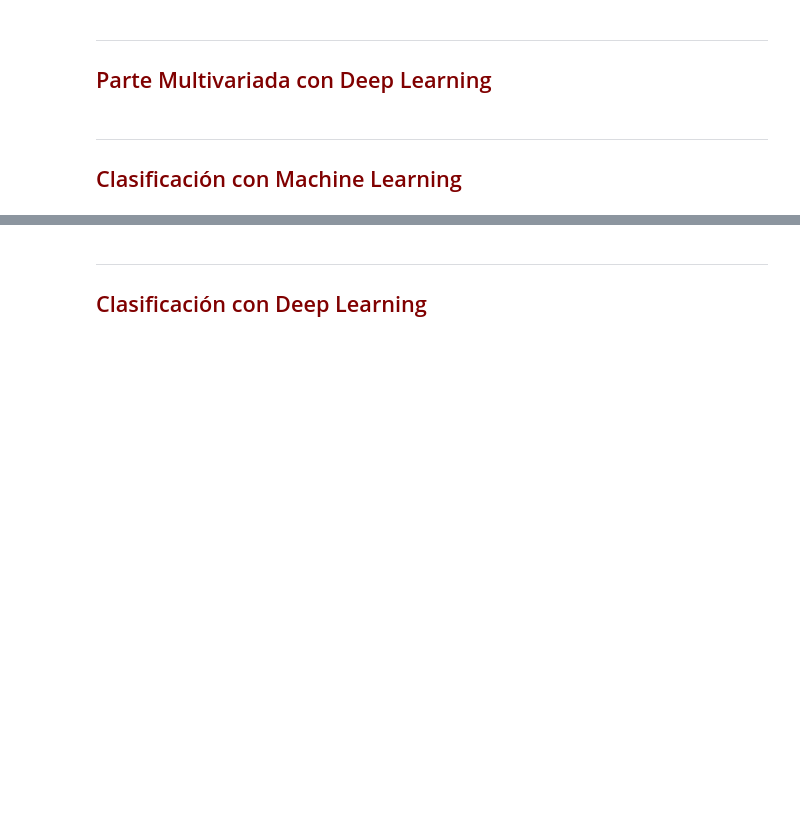
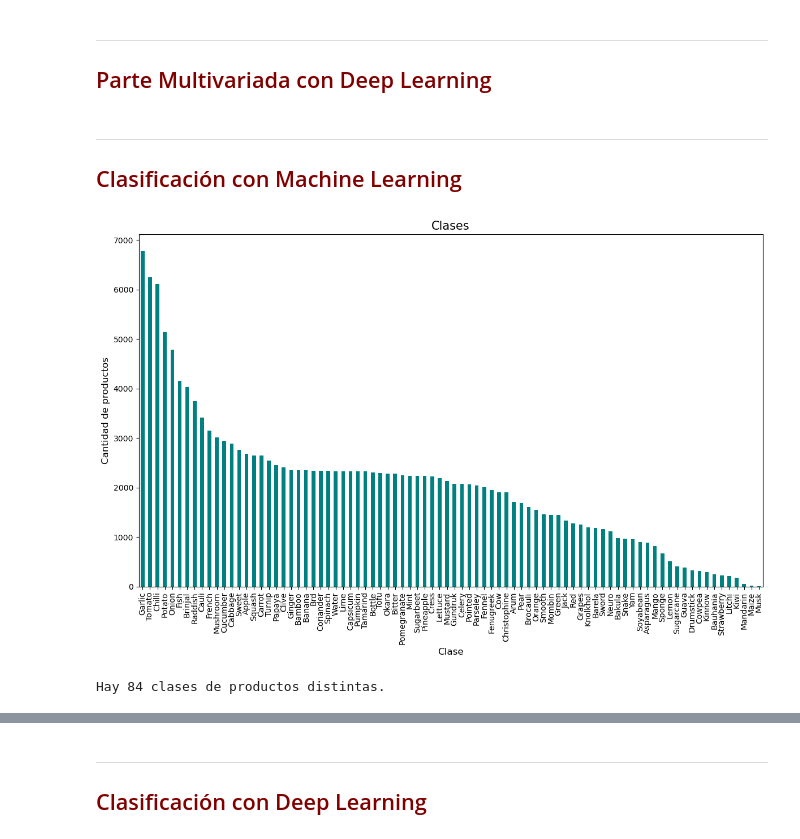
Before and after one commit to paucardenasg/Proyecto_MNLP, a Jupyter notebook: Proyecto_Final.ipynb, the cells around one changed output, grey strips where cells are left out. Cells and saved outputs as stored; diff of their text form; code cells hidden in the pictures; blank space fills up the shorter version.

```diff
--- a/Proyecto_Final.ipynb
+++ b/Proyecto_Final.ipynb
@@ -1233,3 +1239,17 @@ ___
 # %% [markdown]
 ___
 ## <font color='maroon'> Clasificación con Machine Learning </font>
+# %%
+# Ver las clases existentes
+data['Clase'].value_counts().plot(kind='bar', figsize=(12, 8), color='teal')
+plt.title('Clases', fontsize=15)
+plt.ylabel('Cantidad de productos', fontsize=12)
+plt.xlabel('Clase', fontsize=12)
+plt.tight_layout()
+plt.show()
+
+# Conteo
+print(f'Hay {data["Clase"].nunique()} clases de productos distintas.')
+# %% [output]
+[figure, added]
+Hay 84 clases de productos distintas.
```
Also changed, not shown: parts of 12 cells of this notebook.
